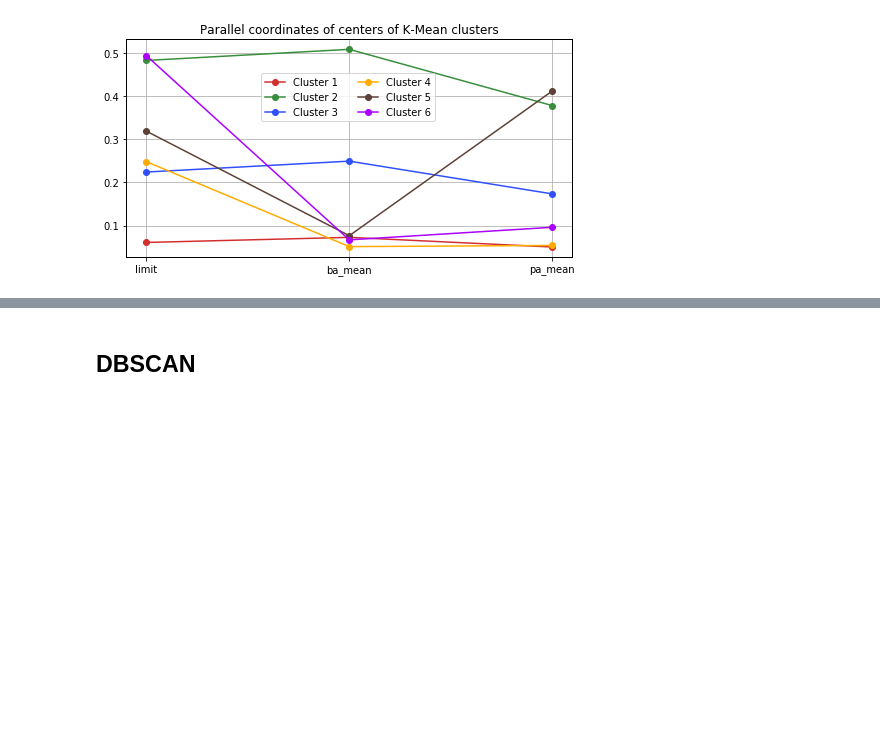
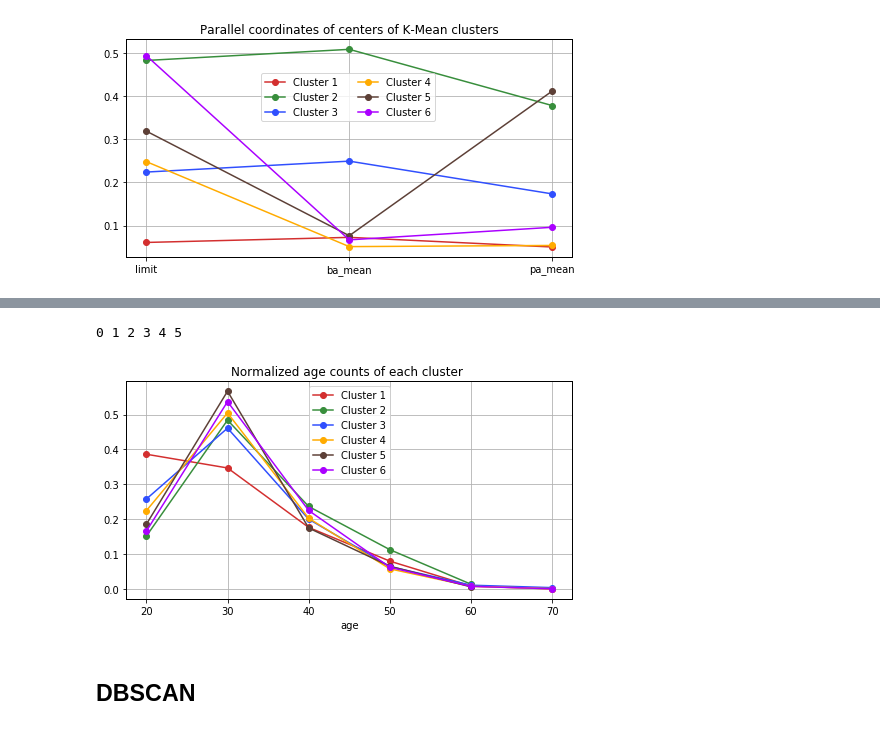
Before and after one commit to GaspareG/Unipi-Data-Mining, a Jupyter notebook: notebook/CardCardDefault.ipynb, the cells around one changed output, grey strips where cells are left out. Cells and saved outputs as stored; diff of their text form; code cells hidden in the pictures; blank space fills up the shorter version.

```diff
--- a/notebook/CardCardDefault.ipynb
+++ b/notebook/CardCardDefault.ipynb
@@ -1331,3 +1334,31 @@ val = (val-val.mean())/val.std()
+# %%
+cont_var = ["limit", "age", "ba_mean", "pa_mean"]
+
+plt.figure(figsize=(8, 4))
+
+to_plot = []
+for i in range(0, len(clusteria)):
+    print(i, end=" ")
+    plt.plot(list(cluster_df_final_norm.iloc[i]), marker='o', label='Cluster %s' % (i+1))
+
+plt.tick_params(axis='both', which='major')
+plt.xticks(range(0, len(range(20, 80, 10))), range(20, 80, 10))
+plt.legend(ncol=1, loc="upper center")
+
+#plt.ylim([50, 100])
+
+plt.title("Normalized age counts of each cluster ")
+plt.legend(loc="upper center")
+plt.xlabel("age")
+plt.ylabel("")
+plt.show()
+
+
+val = clusteria[0][cont_var].astype(float)
+val = (val-val.mean())/val.std()
+# %% [output]
+0 1 2 3 4 5
+[figure, added]
 # %% [markdown]
 DBSCAN
 -----------------------
```
Also changed, not shown: parts of 23 cells of this notebook, 8 other files.
